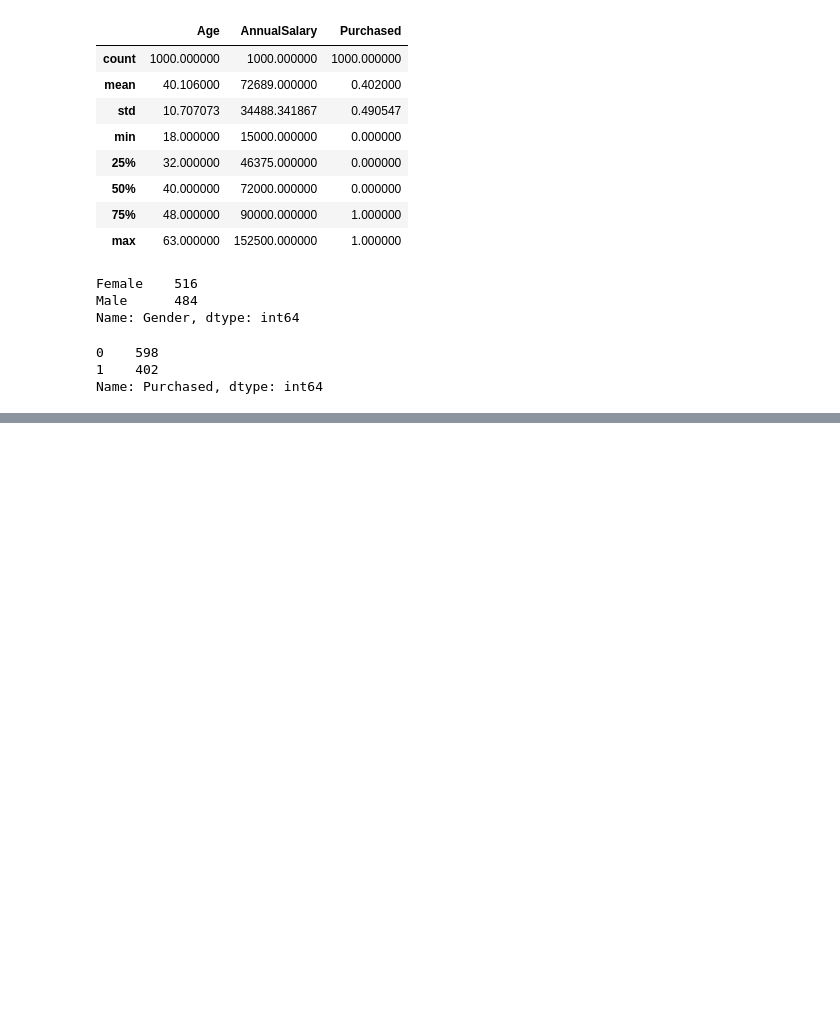
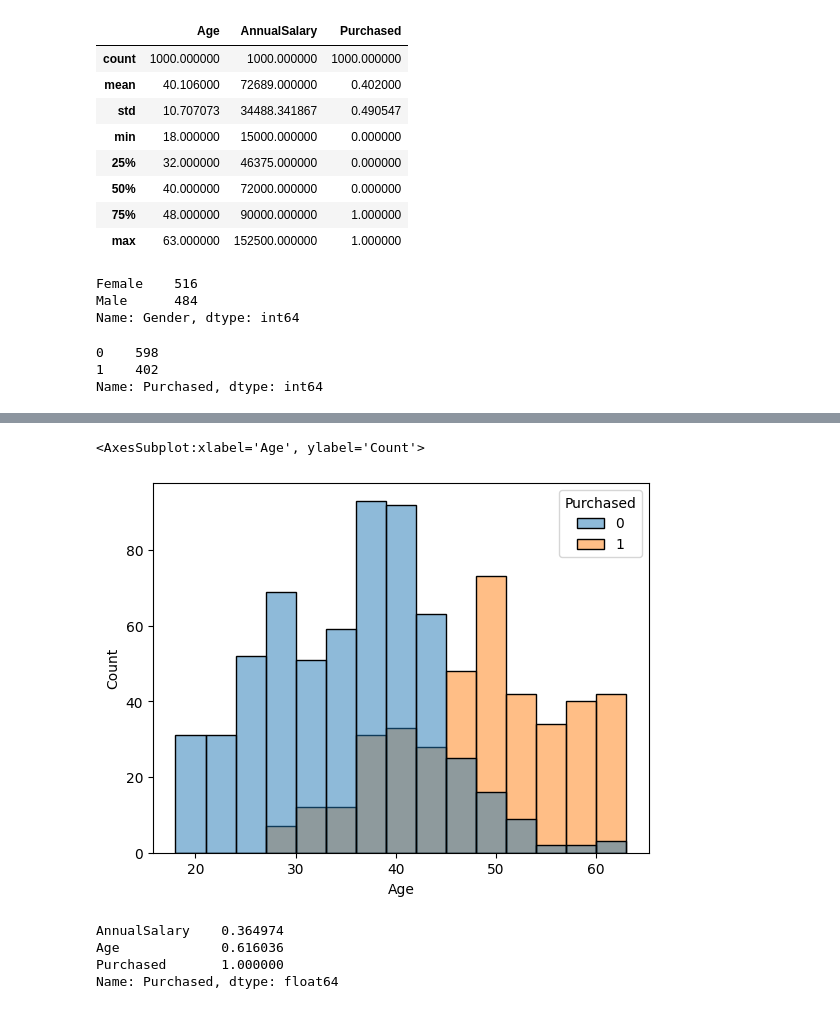
Before and after one commit to ricklarave/Clasificacion_de_la_compra_de_automoviles, a Jupyter notebook: Car Purchasement Classification.ipynb, the cells around one changed output, grey strips where cells are left out. Saved outputs shown, nothing was run; the diff lists cells and outputs as text; code cells hidden in the pictures; blank space fills up the shorter version.

Commit message:
Graficos & correlaciones

```diff
--- a/Car Purchasement Classification.ipynb
+++ b/Car Purchasement Classification.ipynb
@@ -106,0 +124,14 @@ Name: Purchased, dtype: int64
+# %%
+# La compra esta basstante relaciionada con la edad del cliente
+sns.histplot( x='Age', data=df, hue='Purchased' )
+# %% [output]
+<AxesSubplot:xlabel='Age', ylabel='Count'>
+[figure, added]
+# %%
+# Visualizamos la correlacion de la compra con las demas columnas
+df.corr()['Purchased'].sort_values()
+# %% [output]
+AnnualSalary    0.364974
+Age             0.616036
+Purchased       1.000000
+Name: Purchased, dtype: float64
```
Also changed, not shown: parts of 4 cells of this notebook.
